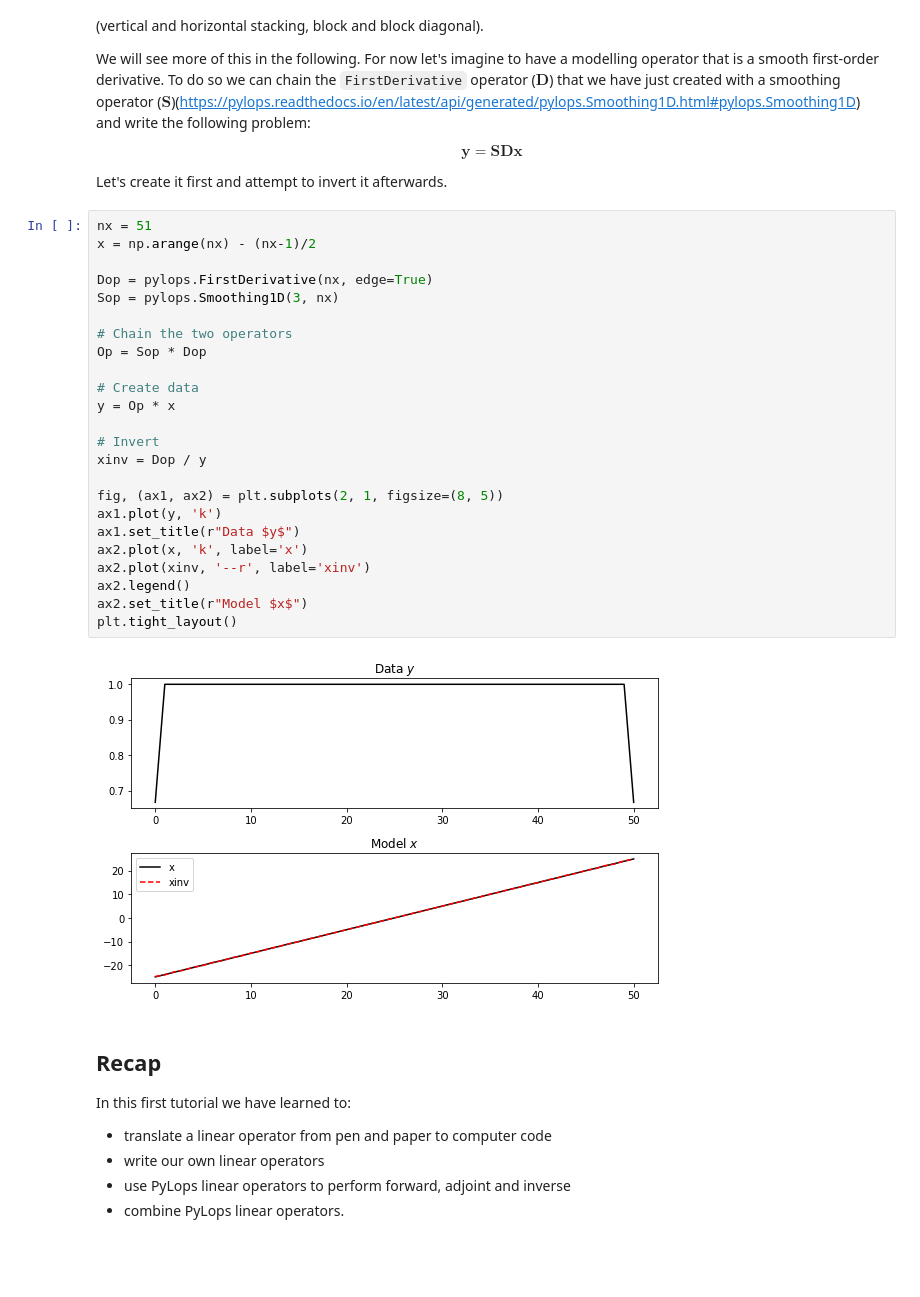
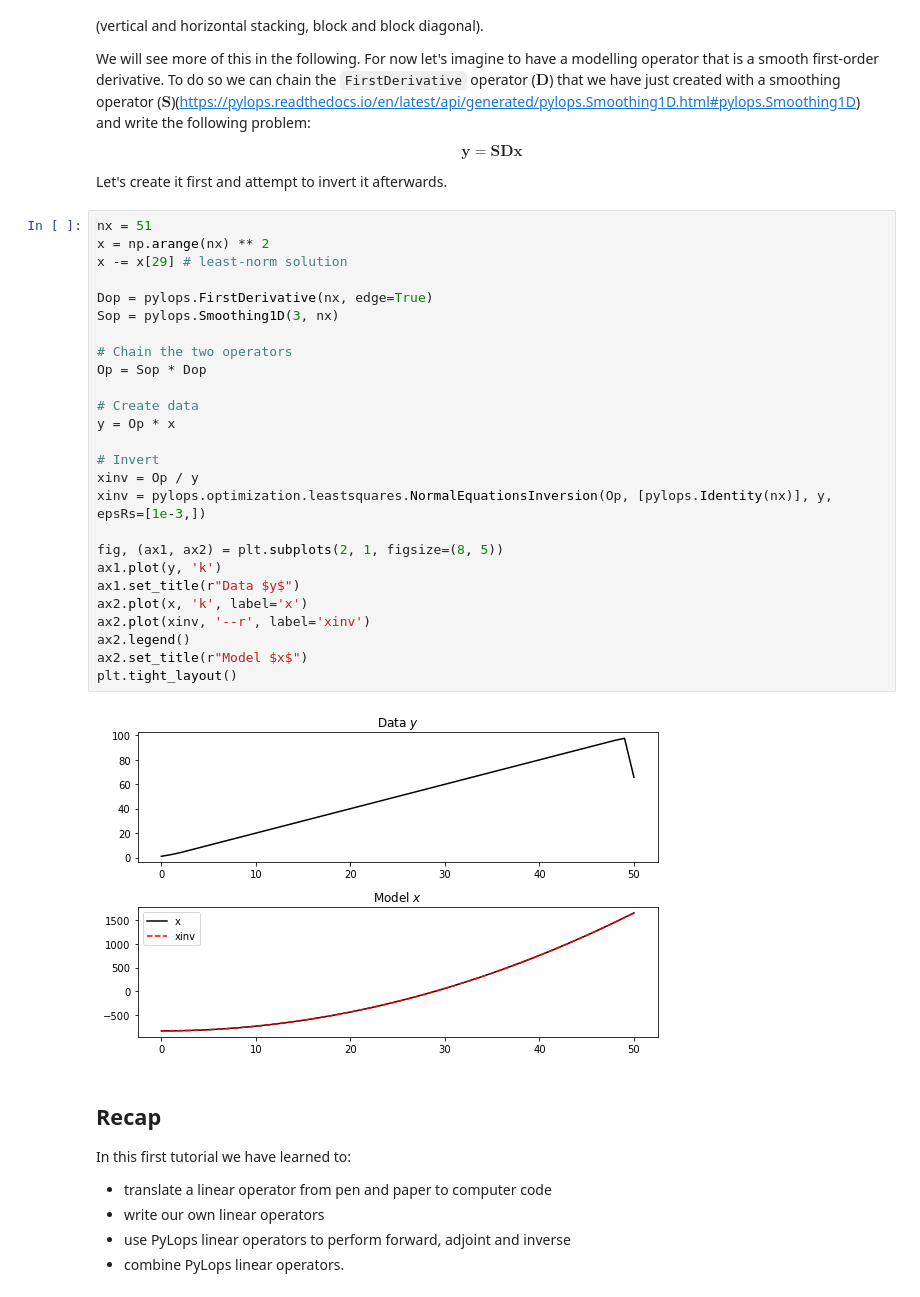
Before and after one commit to PyLops/pylops_pydata2020, a Jupyter notebook: Intro.ipynb, the cells around one changed output. Drawn from its saved outputs; the diff is of its cells as text; blank space fills up the shorter version.

```diff
--- a/Intro.ipynb
+++ b/Intro.ipynb
@@ -360,30 +359,32 @@ $$\mathbf{y} = \mathbf{S} \mathbf{D} \mathbf{x}$$
 Let's create it first and attempt to invert it afterwards.
 # %%
 nx = 51
-x = np.arange(nx) - (nx-1)/2
+x = np.arange(nx) ** 2
+x -= x[29] # least-norm solution
 
 Dop = pylops.FirstDerivative(nx, edge=True)
 Sop = pylops.Smoothing1D(3, nx)
 
 # Chain the two operators
 Op = Sop * Dop
 
 # Create data
 y = Op * x
 
 # Invert
-xinv = Dop / y
+xinv = Op / y
+xinv = pylops.optimization.leastsquares.NormalEquationsInversion(Op, [pylops.Identity(nx)], y, epsRs=[1e-3,])
 
 fig, (ax1, ax2) = plt.subplots(2, 1, figsize=(8, 5))
 ax1.plot(y, 'k')
 ax1.set_title(r"Data $y$")
 ax2.plot(x, 'k', label='x')
 ax2.plot(xinv, '--r', label='xinv')
 ax2.legend()
 ax2.set_title(r"Model $x$")
 plt.tight_layout()
 # %% [output]
-[figure, old version]
+[figure, new version]
 # %% [markdown]
 ## Recap
 
```
Also changed, not shown: parts of 16 cells of this notebook, 2 other files.
